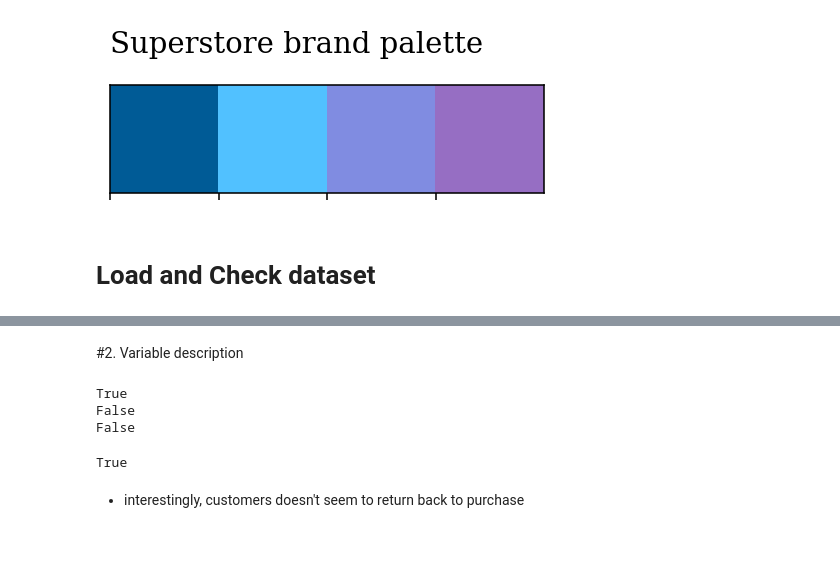
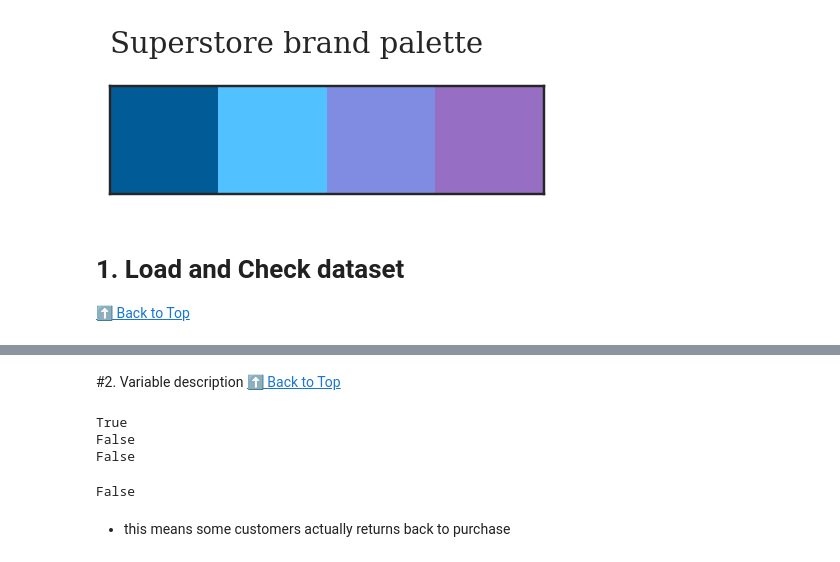
Before and after one commit to nika-va/Superstore-dataset-analysis, a Jupyter notebook: superstore_sales.ipynb, the cells around one changed output, grey strips where cells are left out. Drawn from its saved outputs; the diff is of its cells as text; code cells hidden in the pictures.

```diff
--- a/superstore_sales.ipynb
+++ b/superstore_sales.ipynb
@@ -20,13 +79,17 @@ import datetime as dt
 import missingno as msno
 plt.rcParams['figure.dpi'] = 140
 import zipfile as zp
+sns.set_style("white")
 # %%
-sns.palplot(['#005B96', '#51C1FF', '#808CE1', '#966EC3'])
+colors = ['#005B96', '#51C1FF', '#808CE1', '#966EC3']
+sns.palplot(colors)
 
 plt.title("Superstore brand palette ",loc='left',fontfamily='serif',fontsize=15,y=1.2)
 plt.show()
 # %% [output]
-[figure, old version]
+[figure, new version]
 # %% [markdown]
-# Load and Check dataset
+# 1. Load and Check dataset
+<a name = "1"></a>
+[⬆ Back to Top](#top)
 # %%
@@ -72,6 +138,8 @@ df.head()
 ## !Assert: find analysis that I didn't include here...
 # %% [markdown]
 #2. Variable description
+<a name = "2"></a>
+[⬆ Back to Top](#top)
 # %%
 def is_unique(cols):
   for col in cols:
@@ -93,8 +161,8 @@ df['Ship Date'] = [dt.datetime.strptime(x, "%d/%m/%Y") for x in df['Ship Date']]
 df['Shipping Delay'] = (df['Ship Date'] - df['Order Date'])
 # %%
 # Check if each unique value in Order ID corresponds to only one unique value in Customer ID
-df.groupby('Order ID')['Customer ID'].nunique().eq(1).all()
+df.groupby('Customer ID')['Order ID'].nunique().eq(1).all()
 # %% [output]
-True
+False
 # %% [markdown]
-* interestingly, customers doesn't seem to return back to purchase
+* this means some customers actually returns back to purchase
```
Also changed, not shown: parts of 31 cells of this notebook.
